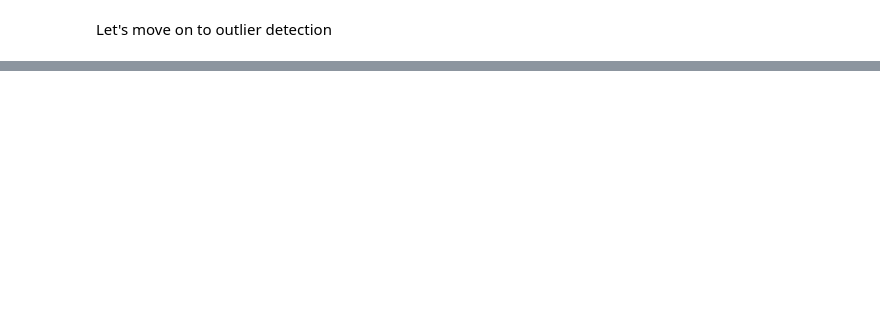
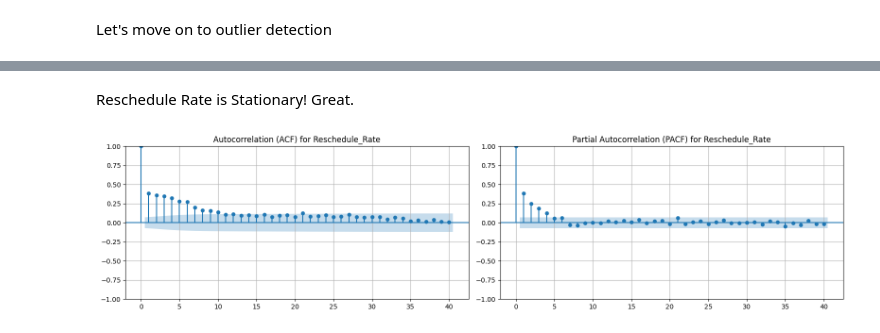
Before and after one commit to RaySaysHi/Lumber-Project, a Jupyter notebook: 2_EDA.ipynb, the cells around one changed output, grey strips where cells are left out. Cells and saved outputs as stored; diff of their text form; code cells hidden in the pictures; blank space fills up the shorter version.

```diff
--- a/2_EDA.ipynb
+++ b/2_EDA.ipynb
@@ -69,0 +141,2 @@ Identified 0 potential outliers for 'DFF' using IQR method (multiplier=1.5).
+# %%
+ut.run_stationarity_tests(df['Reschedule_Rate'], 'Reschedule_Rate')
@@ -69,0 +164,6 @@ Identified 0 potential outliers for 'DFF' using IQR method (multiplier=1.5).
+# %% [markdown]
+Reschedule Rate is Stationary! Great.
+# %%
+ut.plot_acf_pacf(df['Reschedule_Rate'], title_suffix='for Reschedule_Rate')
+# %% [output]
+[figure, added]
```
Also changed, not shown: parts of 13 cells of this notebook, 1 other file.
